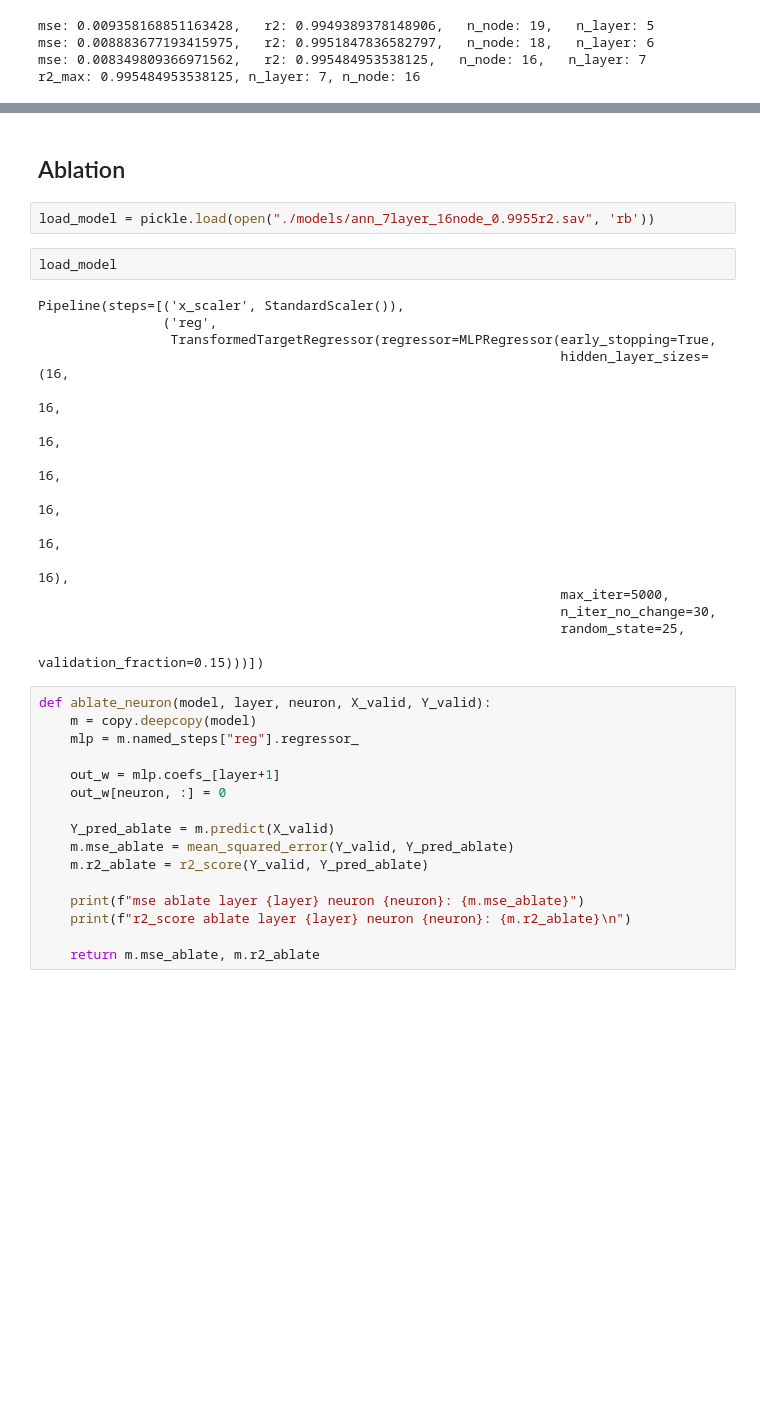
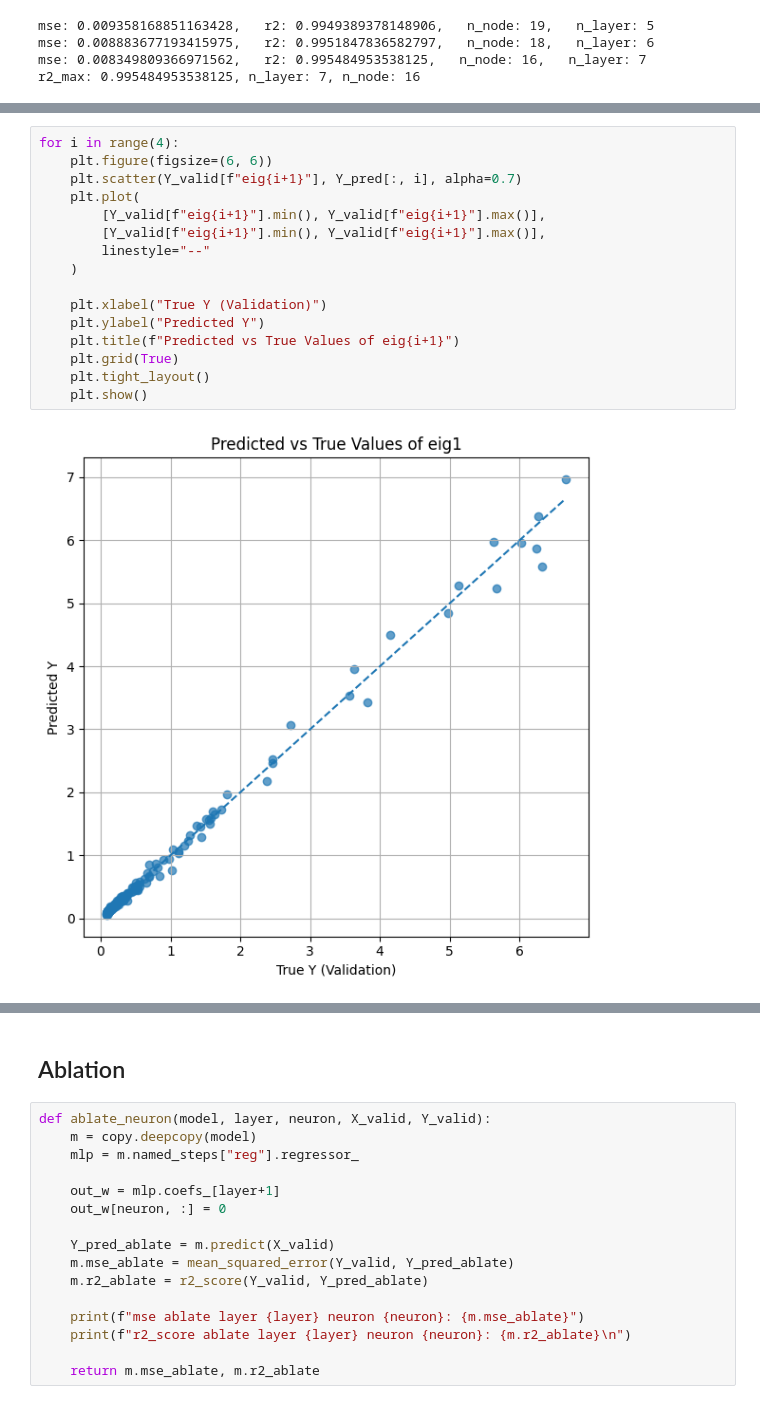
Before and after one commit to ali-r79/ml-coding-project, a Jupyter notebook: NN_code.ipynb, the cells around one changed output, grey strips where cells are left out. Cells and saved outputs as stored; diff of their text form; blank space fills up the shorter version.

```diff
--- a/NN_code.ipynb
+++ b/NN_code.ipynb
@@ -120,0 +166,18 @@ r2_max: 0.995484953538125, n_layer: 7, n_node: 16
+# %%
+for i in range(4):
+    plt.figure(figsize=(6, 6))
+    plt.scatter(Y_valid[f"eig{i+1}"], Y_pred[:, i], alpha=0.7)
+    plt.plot(
+        [Y_valid[f"eig{i+1}"].min(), Y_valid[f"eig{i+1}"].max()],
+        [Y_valid[f"eig{i+1}"].min(), Y_valid[f"eig{i+1}"].max()],
+        linestyle="--"
+    )
+
+    plt.xlabel("True Y (Validation)")
+    plt.ylabel("Predicted Y")
+    plt.title(f"Predicted vs True Values of eig{i+1}")
+    plt.grid(True)
+    plt.tight_layout()
+    plt.show()
+# %% [output]
+[figure, added]
@@ -121,24 +187,5 @@ r2_max: 0.995484953538125, n_layer: 7, n_node: 16
 # %% [markdown]
 ## Ablation
-# %%
-load_model = pickle.load(open("./models/ann_7layer_16node_0.9955r2.sav", 'rb'))
-# %%
-load_model
-# %% [output]
-Pipeline(steps=[('x_scaler', StandardScaler()),
-                ('reg',
-                 TransformedTargetRegressor(regressor=MLPRegressor(early_stopping=True,
-                                                                   hidden_layer_sizes=(16,
-                                                                                       16,
-                                                                                       16,
-                                                                                       16,
-                                                                                       16,
-                                                                                       16,
-                                                                                       16),
-                                                                   max_iter=5000,
-                                                                   n_iter_no_change=30,
-                                                                   random_state=25,
-                                                                   validation_fraction=0.15)))])
 # %%
 def ablate_neuron(model, layer, neuron, X_valid, Y_valid):
     m = copy.deepcopy(model)
```
Also changed, not shown: parts of 9 cells of this notebook.
